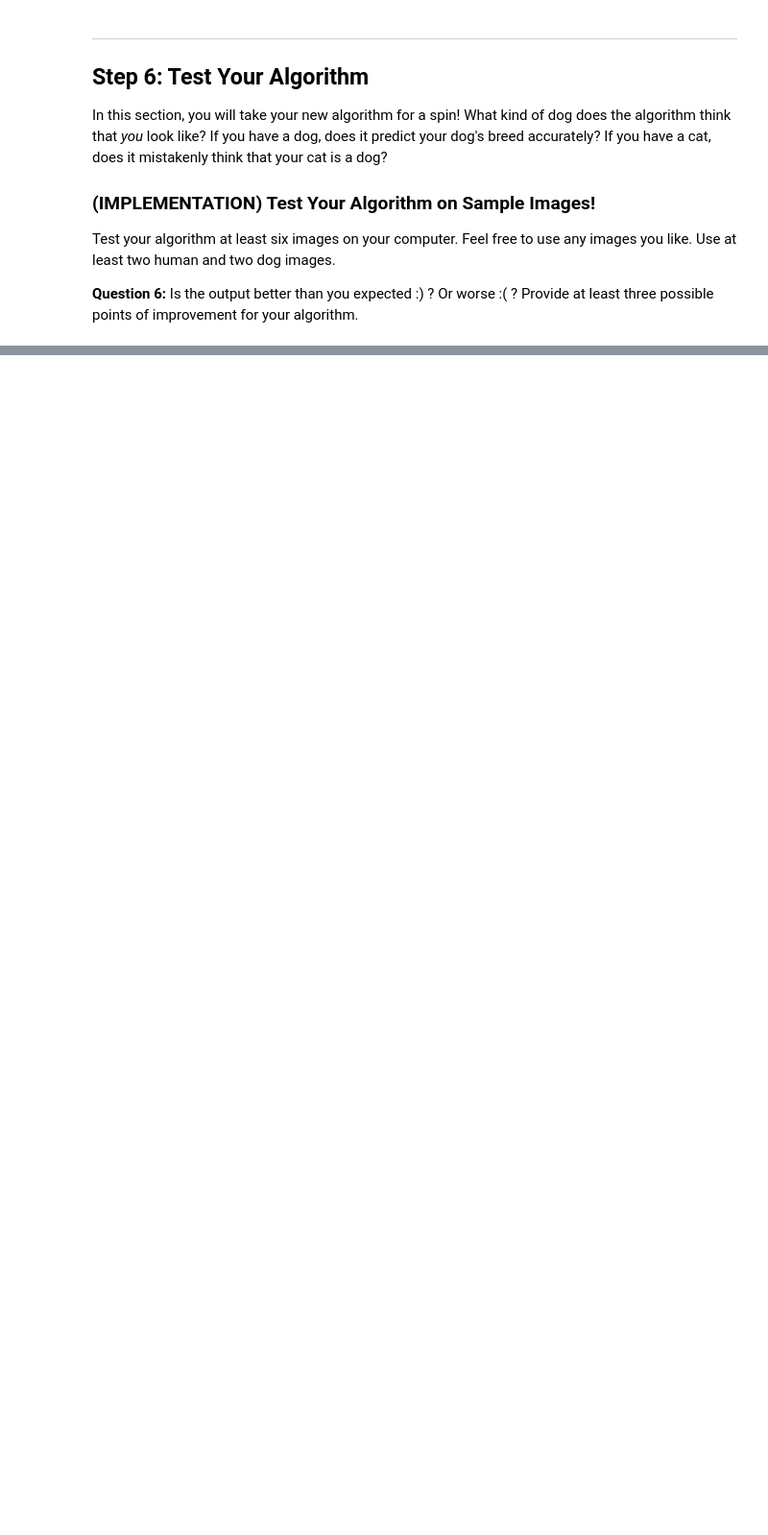
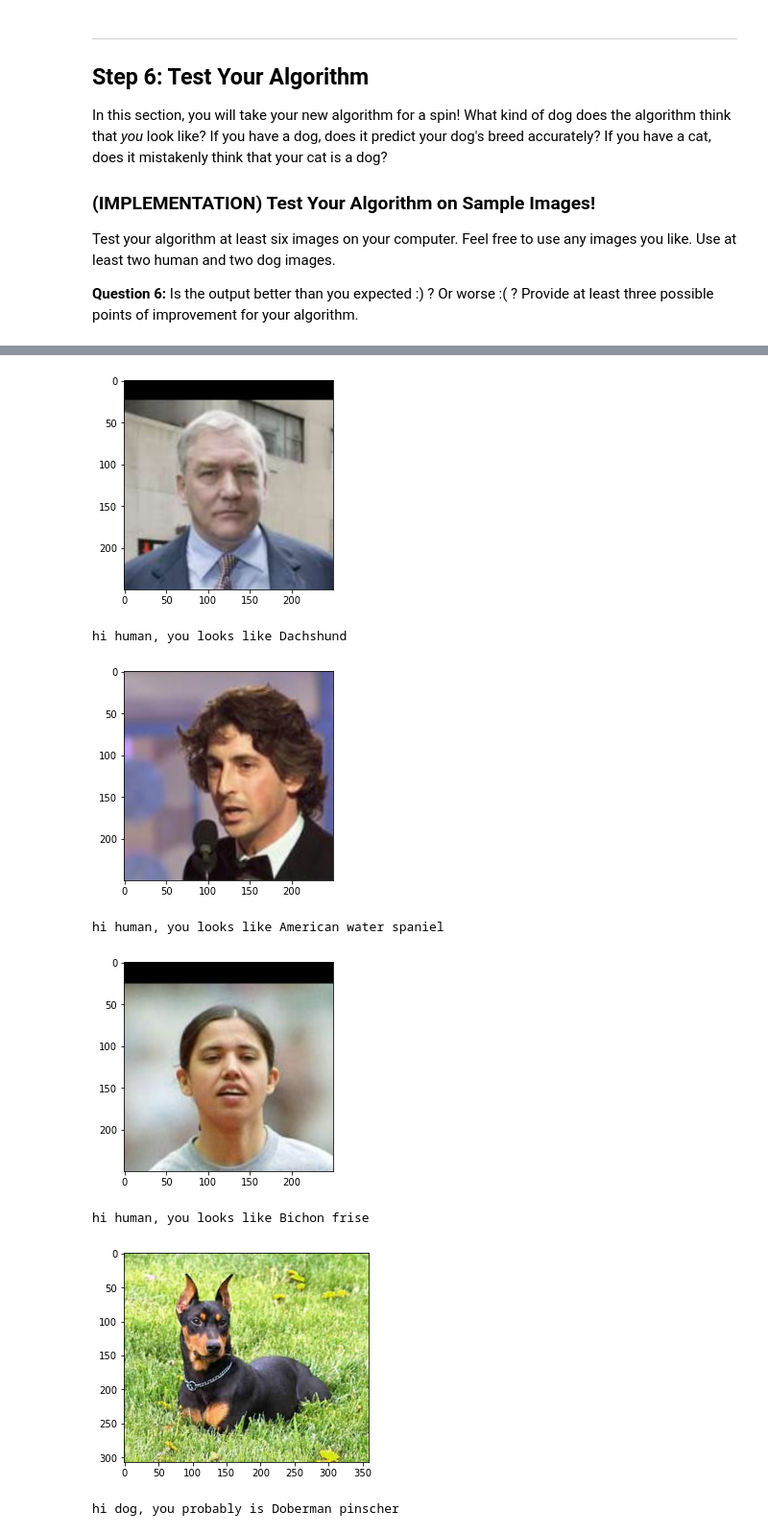
Before and after one commit to yukigc/udacity_capstone, a Jupyter notebook: dog_app_mysolution.ipynb, the cells around one changed output, grey strips where cells are left out. Shown at 96% size. Cells and saved outputs as stored; diff of their text form; code cells hidden in the pictures; blank space fills up the shorter version.

```diff
--- a/dog_app_mysolution.ipynb
+++ b/dog_app_mysolution.ipynb
@@ -792,0 +1006,13 @@ for file in np.hstack((human_files[:3], dog_files[:3])):
+# %%
+## suggested code, below
+for file in np.hstack((human_files[:3], dog_files[:3])):
+    run_app(file)
+# %% [output]
+[figure, added]
+hi human, you looks like Dachshund
+[figure, added]
+hi human, you looks like American water spaniel
+[figure, added]
+hi human, you looks like Bichon frise
+[figure, added]
+hi dog, you probably is Doberman pinscher
```
Also changed, not shown: parts of 50 cells of this notebook, 2 other files.
